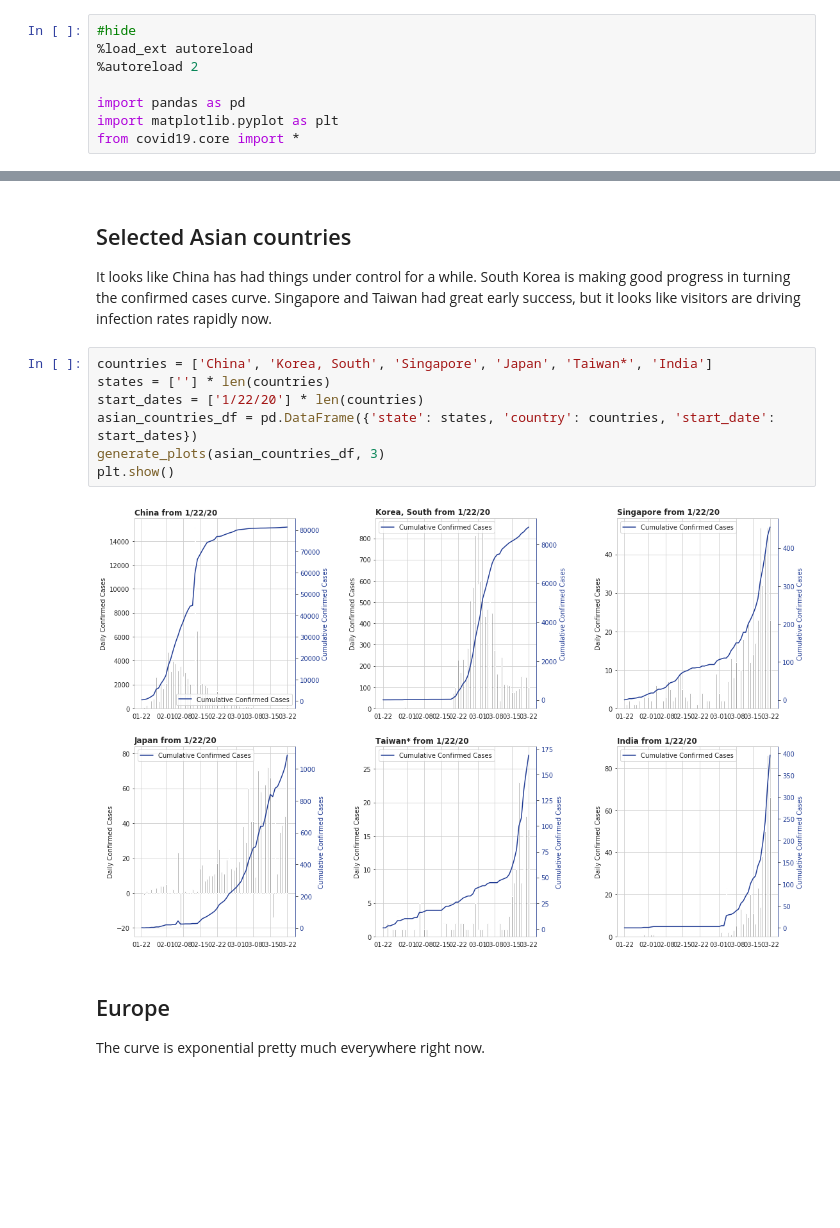
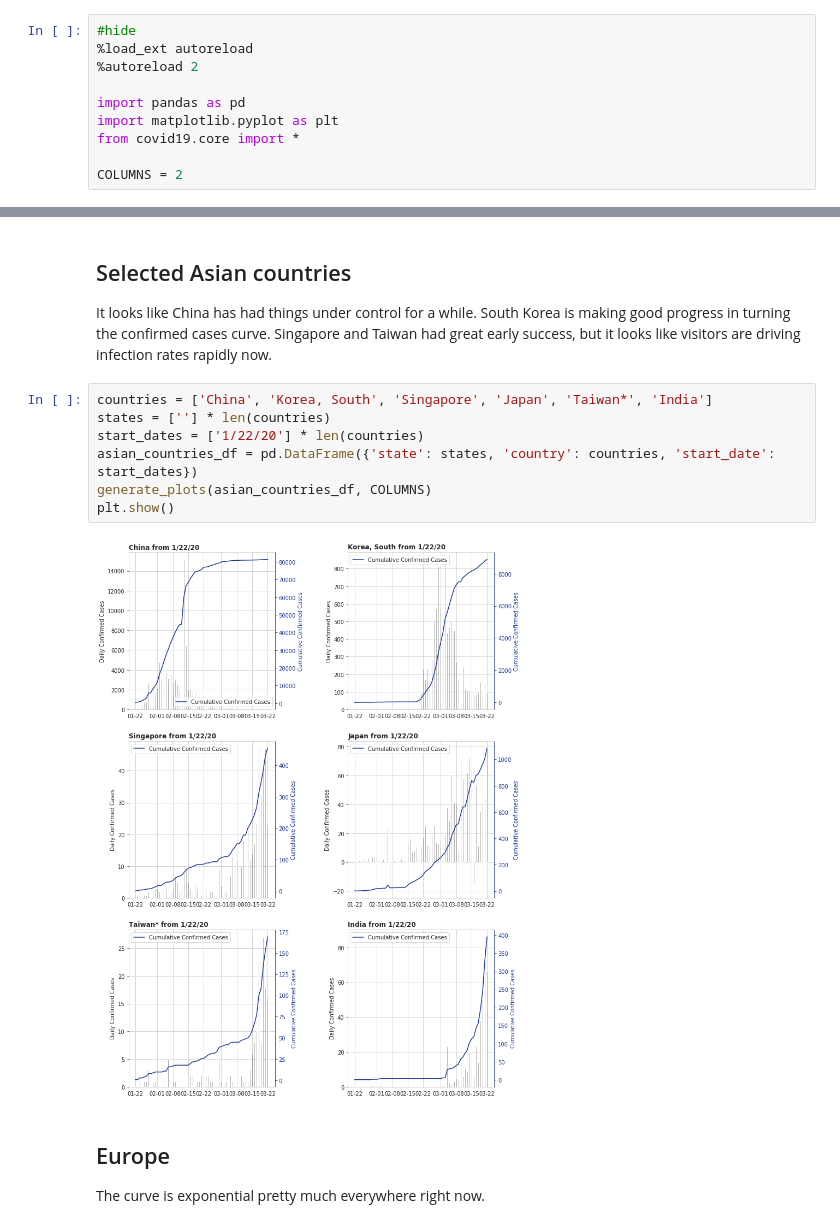
Before and after one commit to jflam/my-blog, a Jupyter notebook: _notebooks/2020-03-23-dashboard.ipynb, the cells around one changed output, grey strips where cells are left out. Saved outputs shown, nothing was run; the diff lists cells and outputs as text; blank space fills up the shorter version.

```diff
--- a/_notebooks/2020-03-23-dashboard.ipynb
+++ b/_notebooks/2020-03-23-dashboard.ipynb
@@ -6,6 +6,8 @@
 import pandas as pd
 import matplotlib.pyplot as plt
 from covid19.core import *
+
+COLUMNS = 2
 # %% [markdown]
 # COVID19 Dashboard
 
@@ -60,12 +62,12 @@ It looks like China has had things under control for a while. South Korea is mak
 # %%
 countries = ['China', 'Korea, South', 'Singapore', 'Japan', 'Taiwan*', 'India']
 states = [''] * len(countries)
 start_dates = ['1/22/20'] * len(countries)
 asian_countries_df = pd.DataFrame({'state': states, 'country': countries, 'start_date': start_dates})
-generate_plots(asian_countries_df, 3)
+generate_plots(asian_countries_df, COLUMNS)
 plt.show()
 # %% [output]
-[figure, old version]
+[figure, new version]
 # %% [markdown]
 ## Europe
 
```
Also changed, not shown: parts of 7 cells of this notebook, 1 other file.
